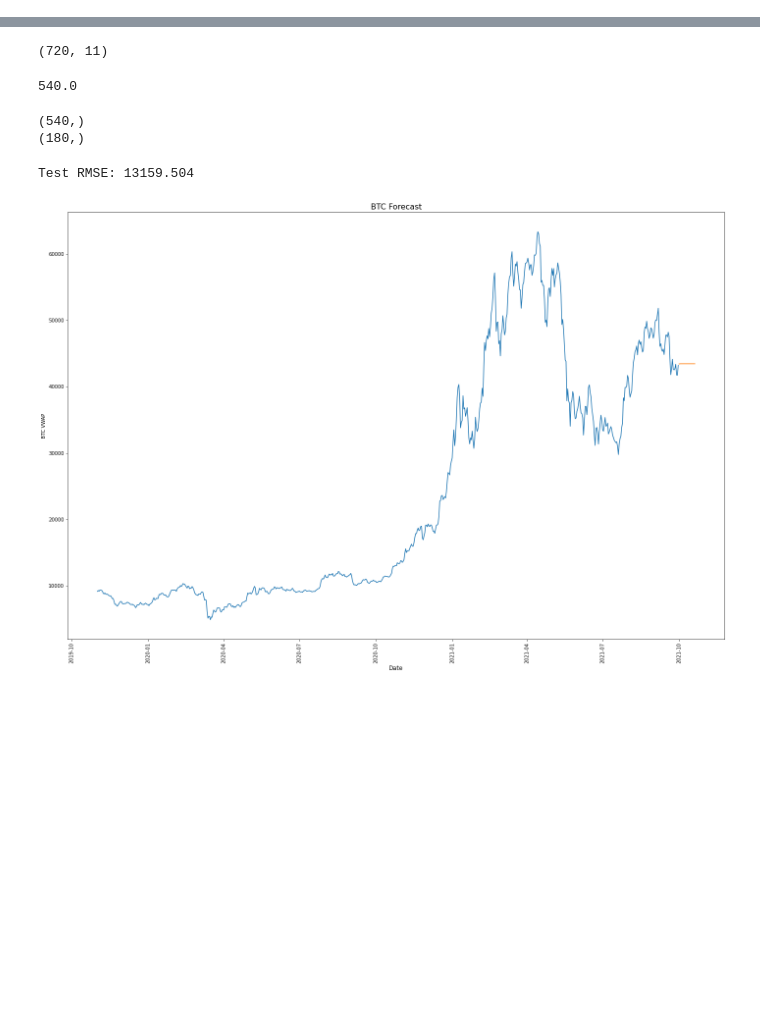
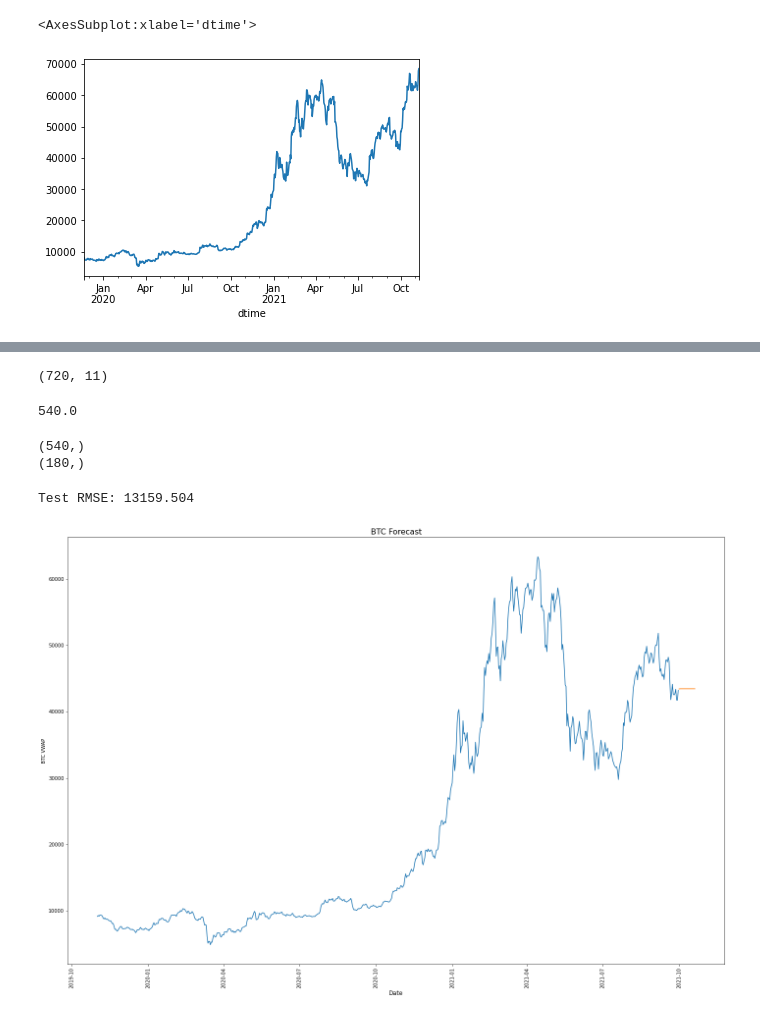
Before and after one commit to hank-butler/hf, a Jupyter notebook: btc_forecast_20211018.ipynb, the cells around one changed output, grey strips where cells are left out. Cells and saved outputs as stored; diff of their text form; code cells hidden in the pictures; blank space fills up the shorter version.

```diff
--- a/btc_forecast_20211018.ipynb
+++ b/btc_forecast_20211018.ipynb
@@ -55,3 +55,8 @@ btc.tail()
+# %%
+btc['high_BTC'].plot()
+# %% [output]
+<AxesSubplot:xlabel='dtime'>
+[figure, added]
 # %%
 btc_forecast = pm.auto_arima(btc['vwap_BTC'],
                             start_p = 1,
```
Also changed, not shown: parts of 7 cells of this notebook.
